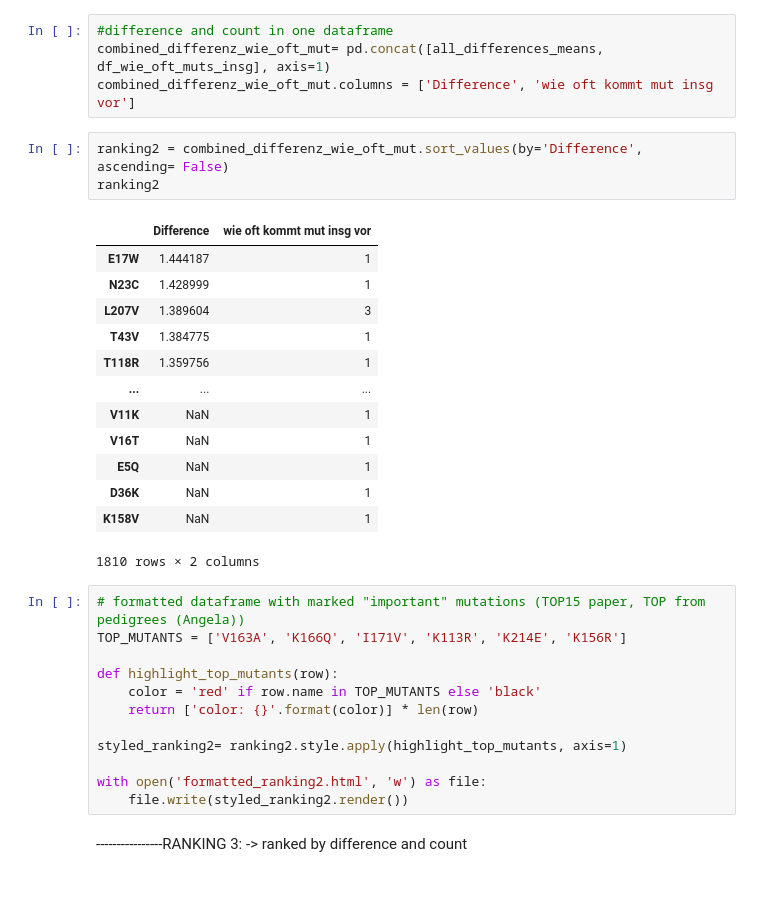
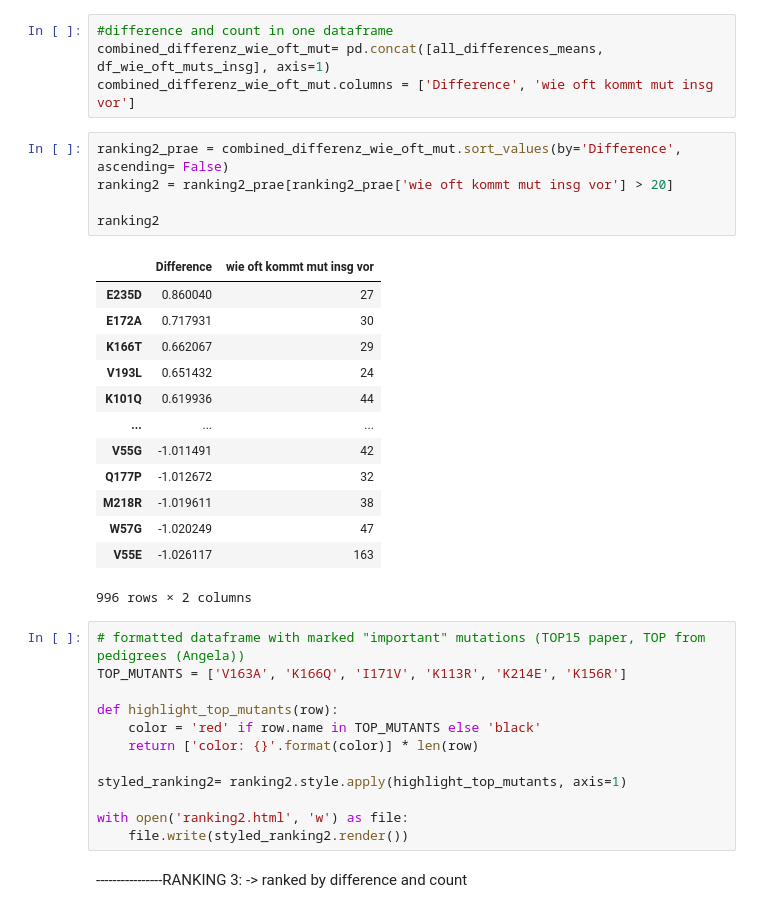
Before and after one commit to datascience-mobi-2023/topic02_team03, a Jupyter notebook: Epistasis Analysis/Rankings/jupyter notebooks/unweighted rankings .ipynb, the cells around one changed output. Drawn from its saved outputs; the diff is of its cells as text.

```diff
--- a/Epistasis Analysis/Rankings/jupyter notebooks/unweighted rankings .ipynb
+++ b/Epistasis Analysis/Rankings/jupyter notebooks/unweighted rankings .ipynb
@@ -400,22 +369,24 @@ df_wie_oft_muts_insg
 combined_differenz_wie_oft_mut= pd.concat([all_differences_means, df_wie_oft_muts_insg], axis=1)
 combined_differenz_wie_oft_mut.columns = ['Difference', 'wie oft kommt mut insg vor']
 # %%
-ranking2 = combined_differenz_wie_oft_mut.sort_values(by='Difference', ascending= False)
+ranking2_prae = combined_differenz_wie_oft_mut.sort_values(by='Difference', ascending= False)
+ranking2 = ranking2_prae[ranking2_prae['wie oft kommt mut insg vor'] > 20]
+
 ranking2
 # %% [output]
 |  | Difference | wie oft kommt mut insg vor |
-| E17W | 1.444187 | 1 |
-| N23C | 1.428999 | 1 |
-| L207V | 1.389604 | 3 |
-| T43V | 1.384775 | 1 |
-| T118R | 1.359756 | 1 |
+| E235D | 0.860040 | 27 |
+| E172A | 0.717931 | 30 |
+| K166T | 0.662067 | 29 |
+| V193L | 0.651432 | 24 |
+| K101Q | 0.619936 | 44 |
 | ... | ... | ... |
-| V11K | NaN | 1 |
-| V16T | NaN | 1 |
-| E5Q | NaN | 1 |
-| D36K | NaN | 1 |
-| K158V | NaN | 1 |
+| V55G | -1.011491 | 42 |
+| Q177P | -1.012672 | 32 |
+| M218R | -1.019611 | 38 |
+| W57G | -1.020249 | 47 |
+| V55E | -1.026117 | 163 |
-1810 rows × 2 columns
+996 rows × 2 columns
 # %%
 # formatted dataframe with marked "important" mutations (TOP15 paper, TOP from pedigrees (Angela))
 TOP_MUTANTS = ['V163A', 'K166Q', 'I171V', 'K113R', 'K214E', 'K156R']
@@ -426,7 +397,7 @@ def highlight_top_mutants(row):
 
 styled_ranking2= ranking2.style.apply(highlight_top_mutants, axis=1)
 
-with open('formatted_ranking2.html', 'w') as file:
+with open('ranking2.html', 'w') as file:
     file.write(styled_ranking2.render())
 # %% [markdown]
 
```
Also changed, not shown: parts of 36 cells of this notebook, 1 other file.
